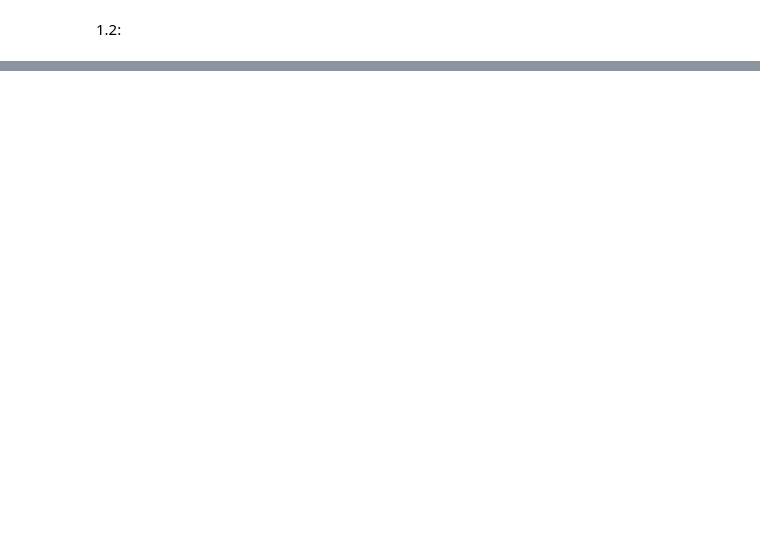
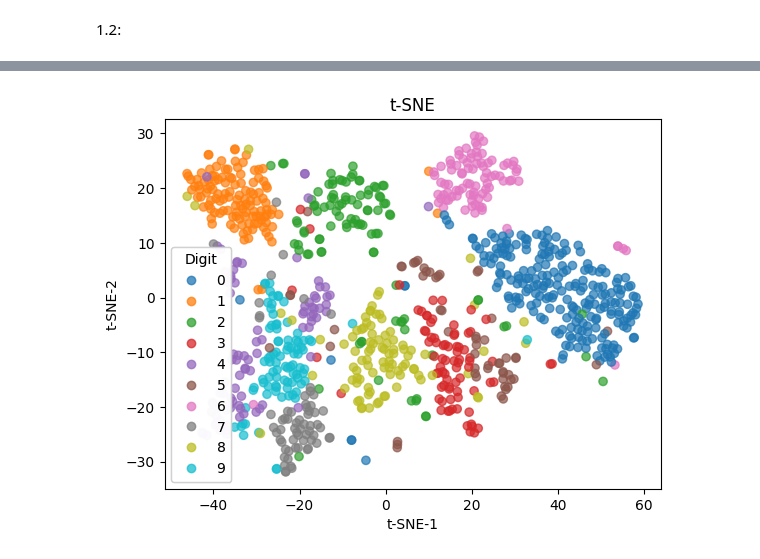
Before and after one commit to nielsklerk/IDL_Assignment0, a Jupyter notebook: task1.ipynb, the cells around one changed output, grey strips where cells are left out. Cells and saved outputs as stored; diff of their text form; code cells hidden in the pictures; blank space fills up the shorter version.

```diff
--- a/task1.ipynb
+++ b/task1.ipynb
@@ -63 +69,18 @@ plt.show()
+# %%
+embedding_2d = TSNE(n_components=2).fit_transform(test_in).T
+scatter = plt.scatter(embedding_2d[0], embedding_2d[1], c=test_out, cmap='tab10', alpha=0.7)
+
+legend = plt.legend(
+    *scatter.legend_elements(),
+    title="Digit"
+)
+
+plt.gca().add_artist(legend)
+
+plt.title("t-SNE")
+plt.xlabel("t-SNE-1")
+plt.ylabel("t-SNE-2")
+plt.show()
+# %% [output]
+[figure, added]
 # %%
```
Also changed, not shown: parts of 8 cells of this notebook.
